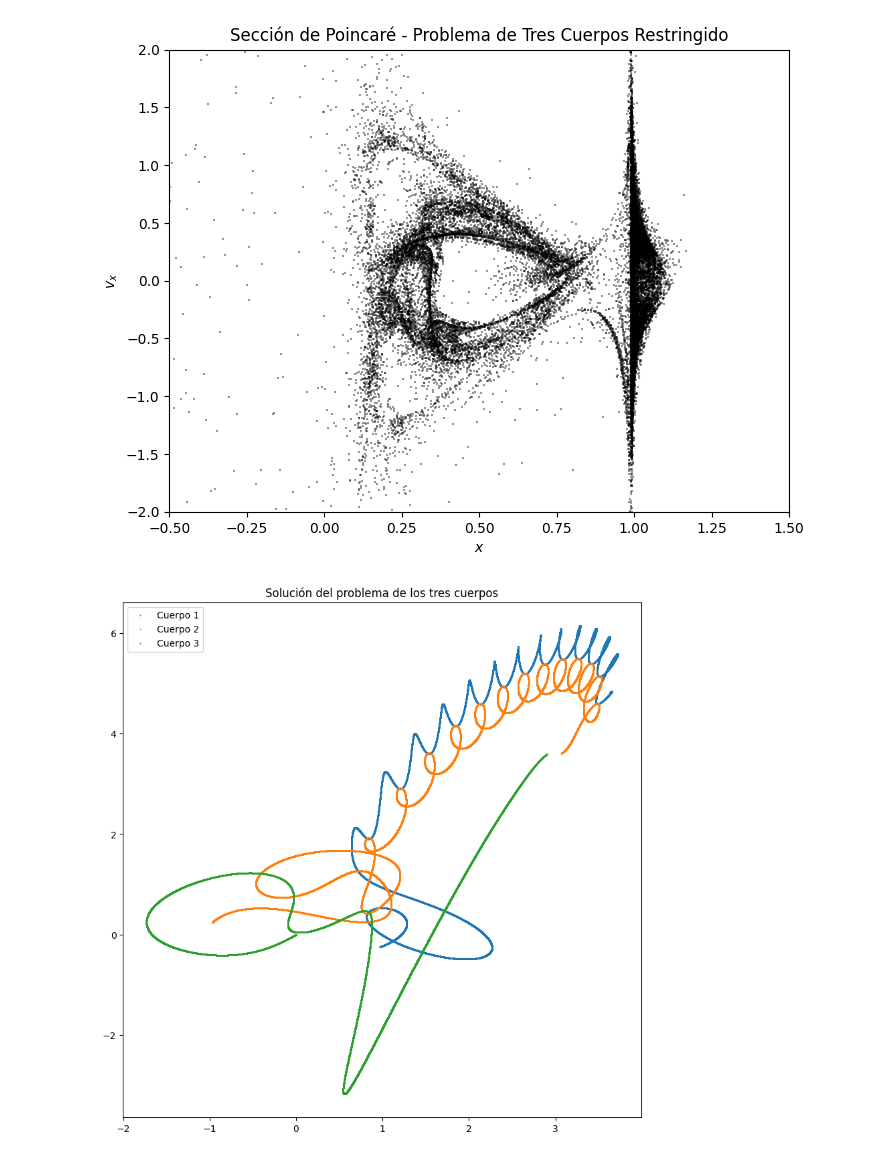
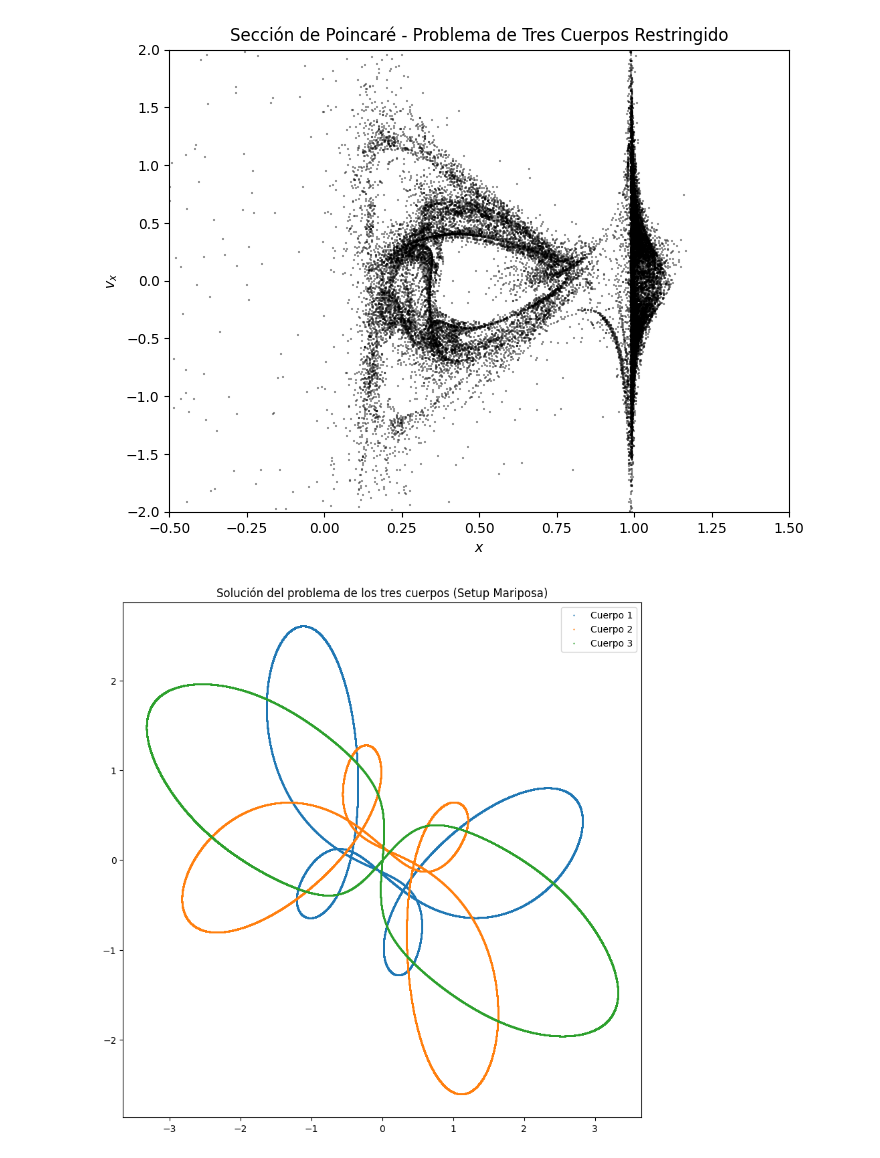
Before and after one commit to Another-DevX/Metodos-computacionales, a Jupyter notebook: proyecto/tres_cuerpos.ipynb, the cells around one changed output. Saved outputs shown, nothing was run; the diff lists cells and outputs as text; code cells hidden in the pictures.

```diff
--- a/proyecto/tres_cuerpos.ipynb
+++ b/proyecto/tres_cuerpos.ipynb
@@ -974,33 +1063,32 @@ plot_poincare_from_csv()
 # %%
 # ----------------------
 # System parameters
 # ----------------------
 
 G = 1.0  # Gravitational constant normalized
 m1 ,m2 , m3 = 1, 1, 1
 
 # ----------------------------
 # Initial conditions
 # ----------------------------
 
-r1 = np.array([0.97000436, -0.24308753, 0.0])
-r2 = np.array([-0.97000436, 0.24308753, 0.0])
-r3 = np.array([0.0, 0.0, 0.0])
+r1 = [-0.9826997937, -0.0315203302, 0.0]
+r2 = [ 0.9826997937,  0.0315203302, 0.0]
+r3 = [0.0, 0.0, 0.0]
 
-v1 = np.array([0.4662036850 + 0.24, 0.43236573, 0.0])
-v2 = np.array([0.4662036850, 0.43236573 + 0.3, 0.0])
-v3 = np.array([-0.93240737 , -0.86473146, 0.0])
-
+v1 = [0.6030557226, 0.5466747521, 0.0]
+v2 = [0.6030557226, 0.5466747521, 0.0]
+v3 = [-1.2061114452, -1.0933495042, 0.0]
 
 
 
 state0 = np.concatenate((r1, v1, r2, v2, r3, v3))
 dt=0.0005
 steps=80000
 
 
 sol = solve_three_body_problem_leap_frog(m1, m2, m3, state0, dt, steps, 0)
-save_three_body_solution(sol, "three_body_solution_1_chaos.csv")
-plot_projection_three_body_solution(sol, "Solución del problema de los tres cuerpos")
+# save_three_body_solution(sol, "three_body_solution_1_chaos.csv")
+plot_projection_three_body_solution(sol, "Solución del problema de los tres cuerpos (Setup Mariposa)")
 # %% [output]
-[figure, old version]
+[figure, new version]
```
Also changed, not shown: parts of 9 cells of this notebook.
